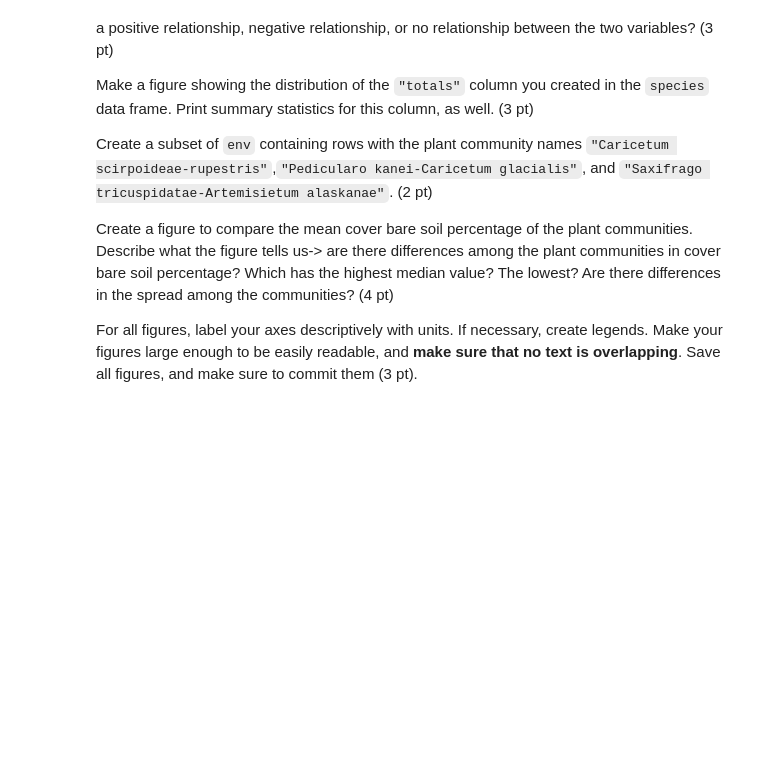
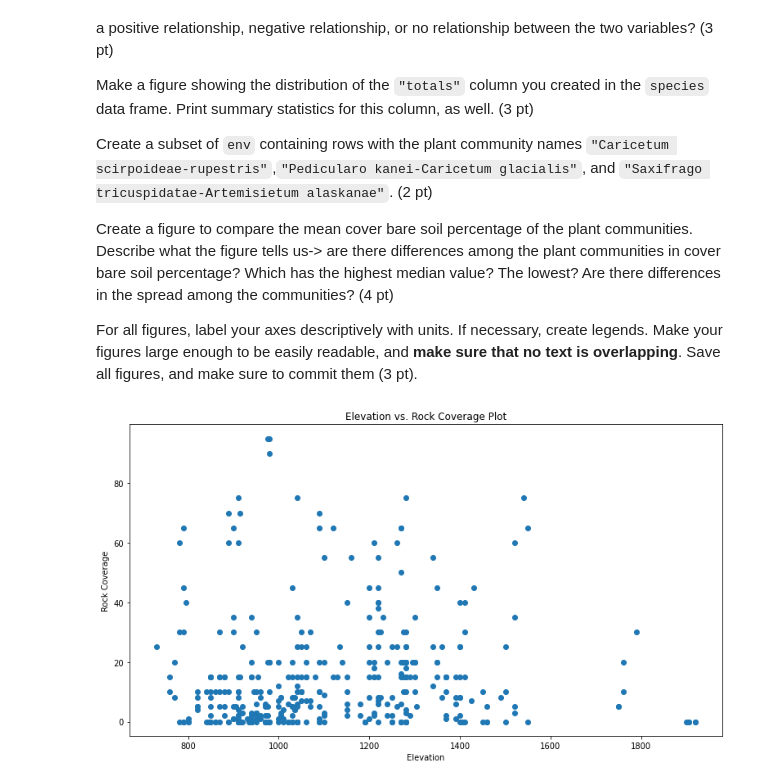
Before and after one commit to kyrarivest/assignment-4, a Jupyter notebook: answers.ipynb, the cells around one changed output. Cells and saved outputs as stored; diff of their text form; code cells hidden in the pictures; blank space fills up the shorter version.

```diff
--- a/answers.ipynb
+++ b/answers.ipynb
@@ -53,0 +57,6 @@ Read the description included above for the `species` data frame. Are there any
+# %%
+#Load the two data sets into Python with Pandas. Name the environmental data frame `env`, and the species data frame `species`.
+#Display the first few rows of each data frame. What are the dimensions of the two data frames? (2 pt)
+
+env = pd.read_csv('data/Arrigetch_Peaks_Environmental_Data.csv')
+species = pd.read_csv('data/Arrigetch_Peaks_Species_Data.csv')
@@ -53,0 +88,5 @@ Read the description included above for the `species` data frame. Are there any
+# %%
+#Replace all values in both data frames that are `-9999` with `np.NaN`. (1 pt)
+
+species = species.replace(-9999, np.nan)
+env = env.replace(-9999, np.nan)
@@ -65,0 +196,11 @@ For all figures, label your axes descriptively with units. If necessary, create
+# %%
+#Make a figure showing the relationship between elevation and cover rock percentage.
+#Is there a positive relationship, negative relationship, or no relationship between the two variables? (3 pt)
+figure, ax = plt.subplots()
+ax.scatter(env['ELEVATION'], env['COVER_ROCK'])
+ax.set_xlabel('Elevation') # x axis label
+ax.set_ylabel('Rock Coverage') # y axis label
+ax.set_title('Elevation vs. Rock Coverage Plot')
+plt.show()
+# %% [output]
+[figure, added]
```
Also changed, not shown: parts of 17 cells of this notebook.
